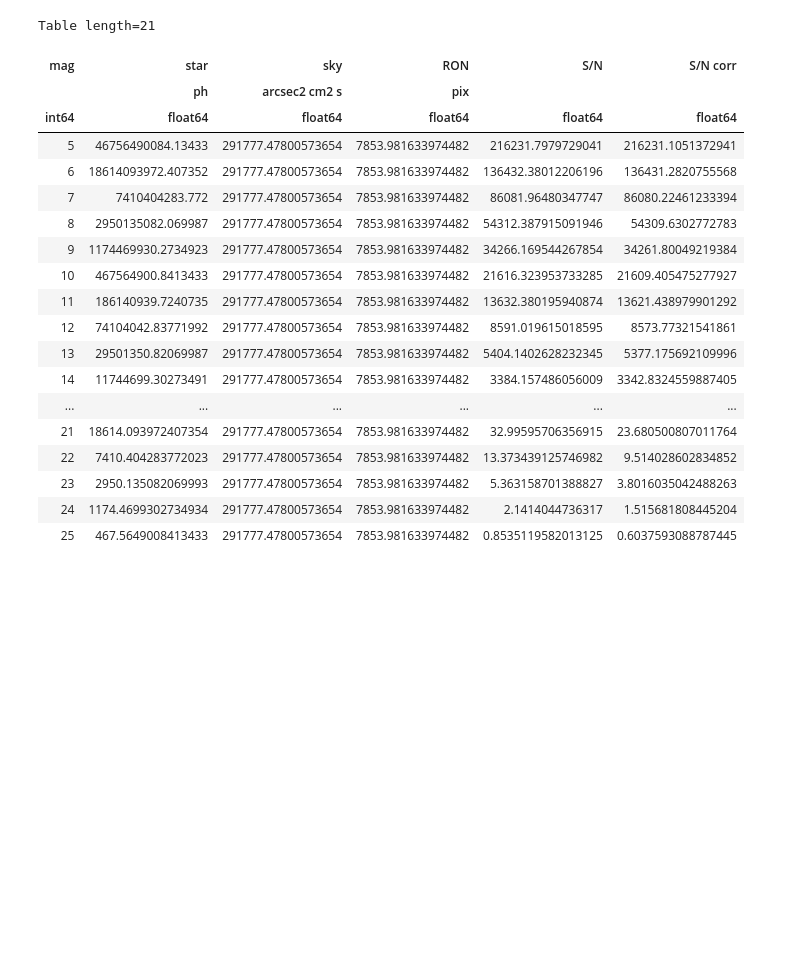
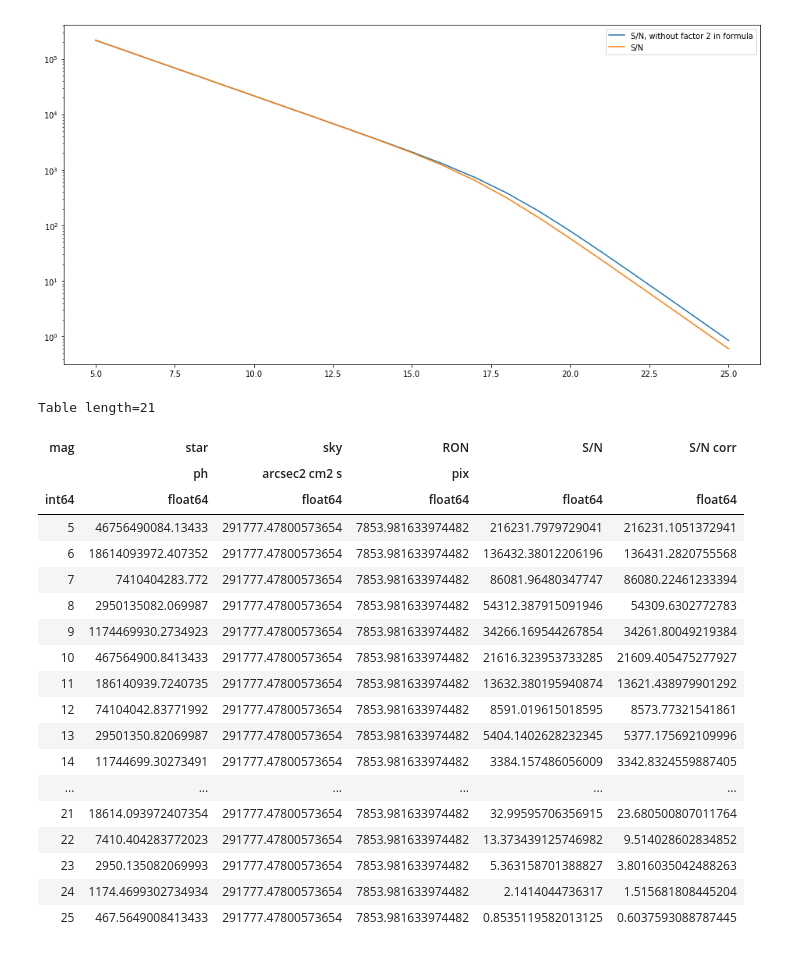
Before and after one commit to gcupani/lectures, a Jupyter notebook: snr_regimes.ipynb, the cells around one changed output. Saved outputs shown, nothing was run; the diff lists cells and outputs as text; code cells hidden in the pictures; blank space fills up the shorter version.

```diff
--- a/snr_regimes.ipynb
+++ b/snr_regimes.ipynb
@@ -26,35 +26,41 @@ airm = 1.2
 ext = 0.2
 
 f = flux(mag+ext*airm)
 f_sky = flux(mag_sky)/u.arcsec**2
 N_0 = 8.66e5*u.photon/u.s/u.cm**2
 N = N_0 * f
 BKG = N_0 * f_sky
 
 A = area(350*u.cm/2)
 eta = 0.7
 t_exp = 100*u.s
 
 fwhm = 1*u.arcsec
 ar = 2*u.arcsec
 Delta = area(ar)
 pixsize = 0.2 * u.arcsec
 p = pixsize**2/u.pixel
 
 RON = 5*u.photon/u.pixel
 RON2 = RON.value**2 * RON.unit
 
-
-
 out_1 = snr_1(N, BKG, RON2, Delta, p, A, eta, t_exp)
 out_2 = snr_2(N, BKG, RON2, Delta, p, A, eta, t_exp)
 
 star_c = N * A*eta*t_exp
 sky_c = [BKG.value]*len(mag) * Delta*A*eta*t_exp
 ron_c = [RON2.value]*len(mag) * Delta/p
 results = Table([mag, star_c, sky_c, ron_c, out_1, out_2], names=('mag', 'star', 'sky', 'RON', 'S/N', 'S/N corr'))
+
+import matplotlib.pyplot as plt
+plt.figure(figsize=(16,8))
+plt.semilogy(mag, out_1, label='S/N, without factor 2 in formula')
+plt.semilogy(mag, out_2, label='S/N')
+plt.legend()
+plt.show()
 results
 # %% [output]
+[figure, added]
 Table length=21
 | mag | star | sky | RON | S/N | S/N corr |
 |  | ph | arcsec2 cm2 s | pix |  |  |
```
